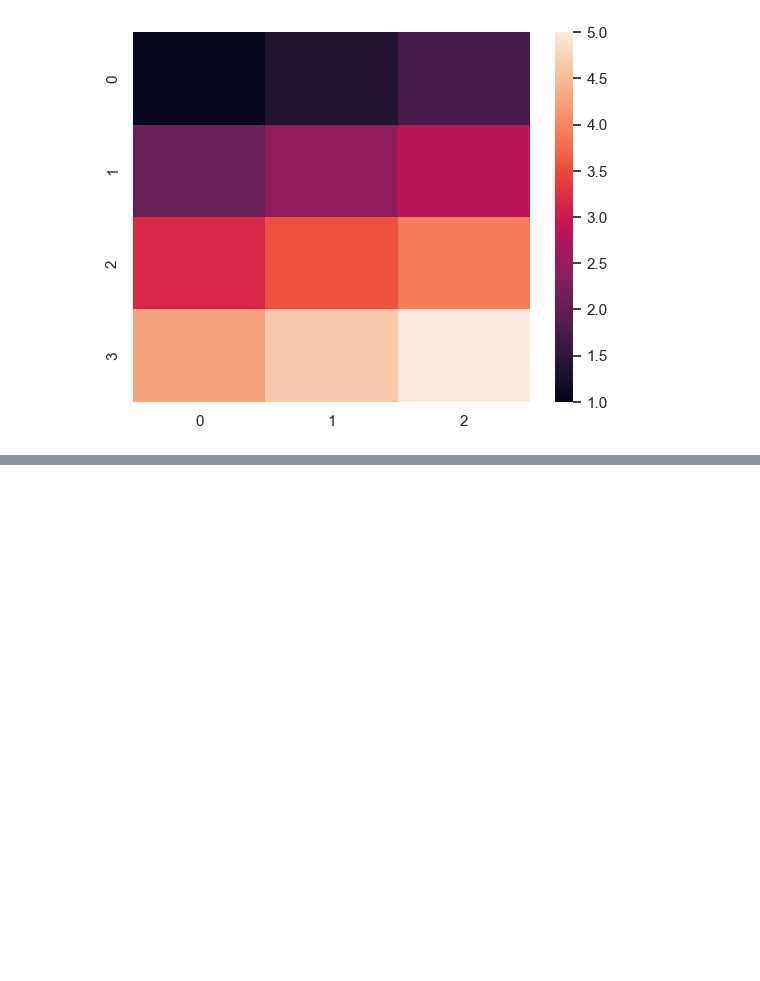
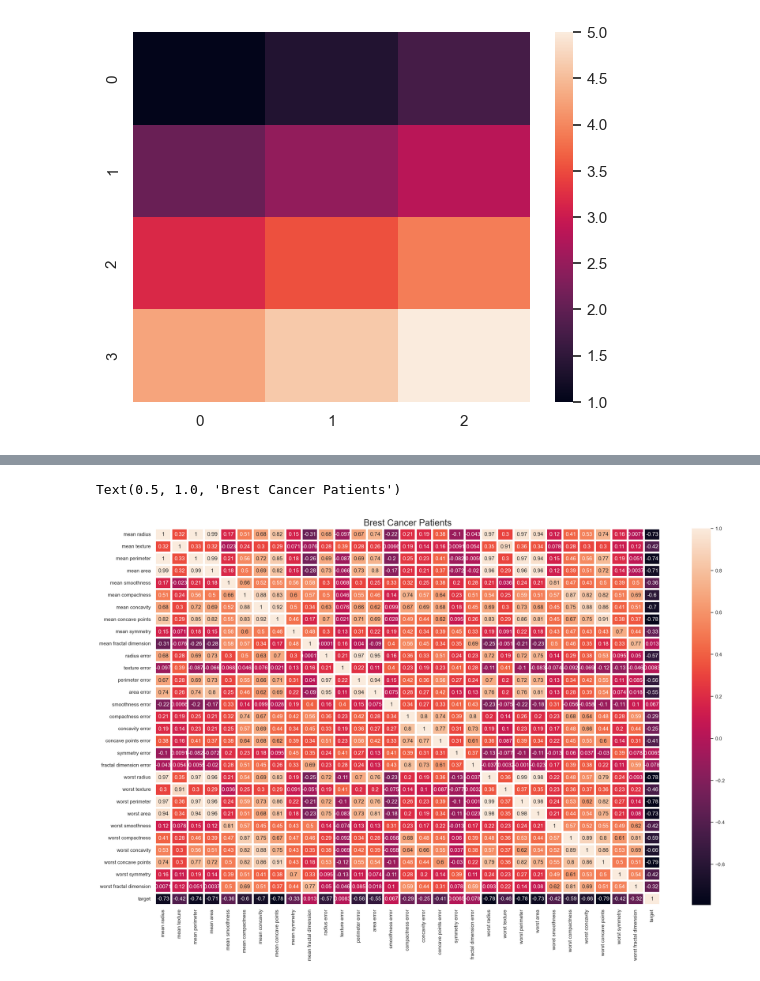
Before and after one commit to Rayal-Khatri/Data_Visualization, a Jupyter notebook: Seaborn/Seaborn.ipynb, the cells around one changed output, grey strips where cells are left out. Saved outputs shown, nothing was run; the diff lists cells and outputs as text; code cells hidden in the pictures; blank space fills up the shorter version.

```diff
--- a/Seaborn/Seaborn.ipynb
+++ b/Seaborn/Seaborn.ipynb
@@ -6,6 +6,8 @@ import pandas as pd
 import matplotlib.pyplot as plt
 from scipy.stats import norm
 import numpy as np
+from sklearn.datasets import load_breast_cancer
+cancer = load_breast_cancer()
 tips_df = sns.load_dataset("tips")
 titanic_df = sns.load_dataset('titanic')
 global_df = pd.read_csv('Who_is_responsible_for_global_warming.csv')
@@ -276,0 +312,23 @@ sns.heatmap(
+# %%
+cancer_df = pd.DataFrame(
+    np.c_[cancer['data'], cancer['target']],
+    columns=np.append(cancer['feature_names'], 'target')
+)
+# %%
+plt.figure(figsize=(25,15))
+sns.heatmap(
+    cancer_df.corr(),
+    annot= True,
+    linewidths= 3
+)
+ax.tick_params(
+    size = 10,
+    color = 'w',
+    labelsize = 10,
+    labelcolor = 'k'
+)
+
+plt.title("Brest Cancer Patients", fontsize = 20)
+# %% [output]
+Text(0.5, 1.0, 'Brest Cancer Patients')
+[figure, added]
```
Also changed, not shown: parts of 3 cells of this notebook.
